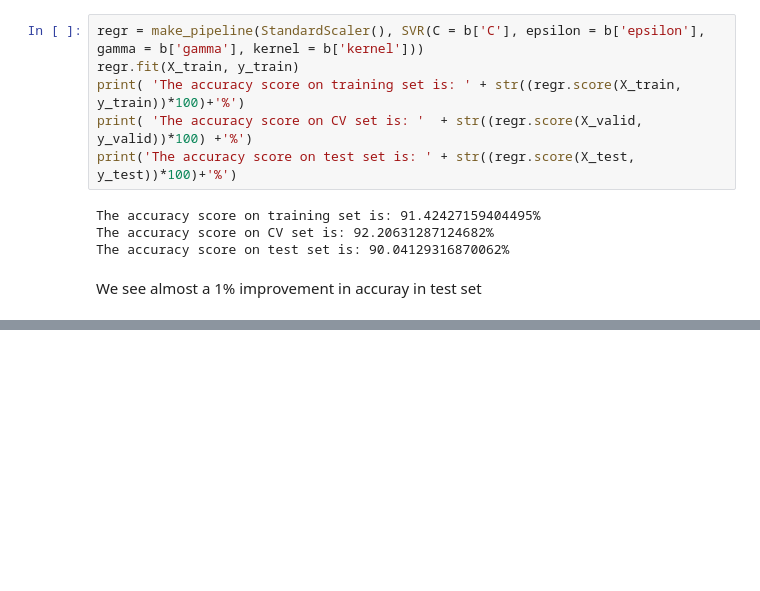
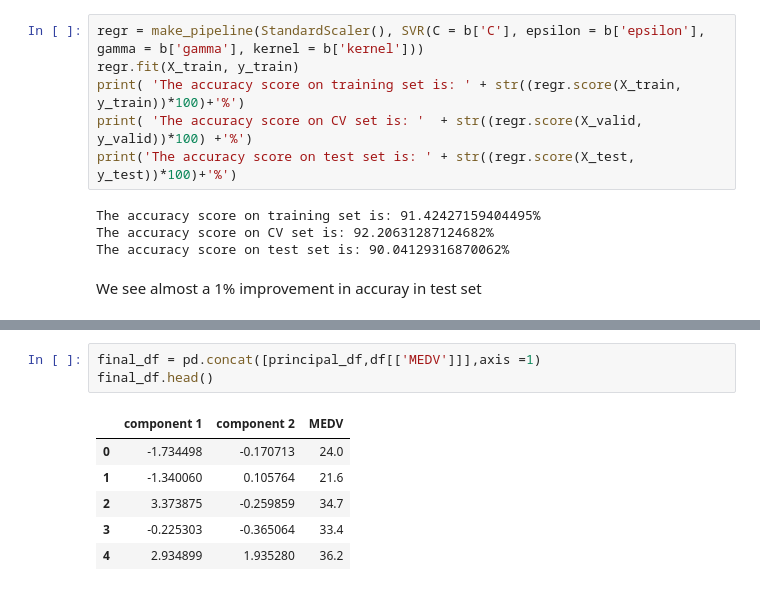
Before and after one commit to UtkarshAIITB/Wids_200020154, a Jupyter notebook: Assignments/WIDS_Q2.ipynb, the cells around one changed output, grey strips where cells are left out. Cells and saved outputs as stored; diff of their text form; blank space fills up the shorter version.

```diff
--- a/Assignments/WIDS_Q2.ipynb
+++ b/Assignments/WIDS_Q2.ipynb
@@ -266,0 +291,10 @@ We see almost a 1% improvement in accuray in test set
+# %%
+final_df = pd.concat([principal_df,df[['MEDV']]],axis =1)
+final_df.head()
+# %% [output]
+|  | component 1 | component 2 | MEDV |
+| 0 | -1.734498 | -0.170713 | 24.0 |
+| 1 | -1.340060 | 0.105764 | 21.6 |
+| 2 | 3.373875 | -0.259859 | 34.7 |
+| 3 | -0.225303 | -0.365064 | 33.4 |
+| 4 | 2.934899 | 1.935280 | 36.2 |
```
Also changed, not shown: parts of 25 cells of this notebook.
